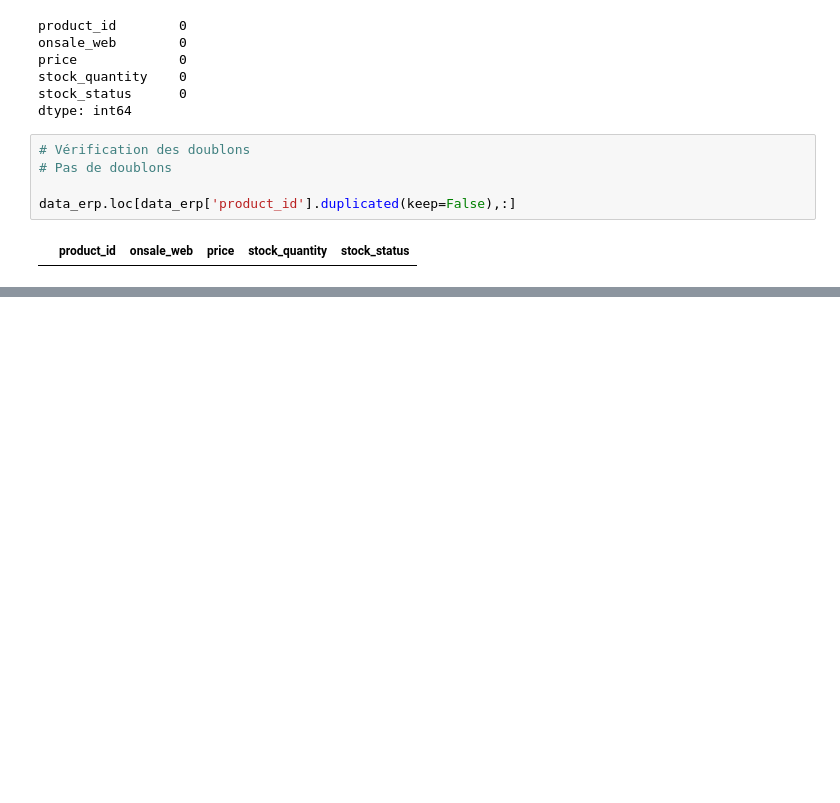
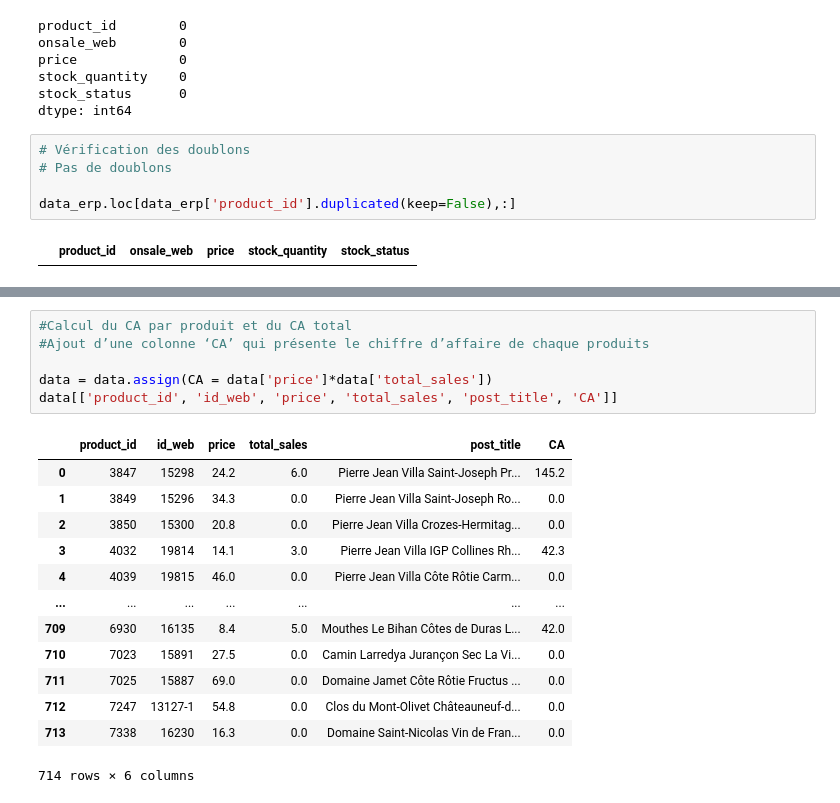
Before and after one commit to stevietchinda/Gestion-des-donn-es-d-une-boutique, a Jupyter notebook: data/fine_wine.ipynb, the cells around one changed output, grey strips where cells are left out. Drawn from its saved outputs; the diff is of its cells as text; blank space fills up the shorter version.

```diff
--- a/data/fine_wine.ipynb
+++ b/data/fine_wine.ipynb
@@ -344,0 +446,20 @@ instock = data_erp[data_erp['stock_status']== 'instock']
+# %%
+#Calcul du CA par produit et du CA total
+#Ajout d’une colonne ‘CA’ qui présente le chiffre d’affaire de chaque produits
+
+data = data.assign(CA = data['price']*data['total_sales'])
+data[['product_id', 'id_web', 'price', 'total_sales', 'post_title', 'CA']]
+# %% [output]
+|  | product_id | id_web | price | total_sales | post_title | CA |
+| 0 | 3847 | 15298 | 24.2 | 6.0 | Pierre Jean Villa Saint-Joseph Pr... | 145.2 |
+| 1 | 3849 | 15296 | 34.3 | 0.0 | Pierre Jean Villa Saint-Joseph Ro... | 0.0 |
+| 2 | 3850 | 15300 | 20.8 | 0.0 | Pierre Jean Villa Crozes-Hermitag... | 0.0 |
+| 3 | 4032 | 19814 | 14.1 | 3.0 | Pierre Jean Villa IGP Collines Rh... | 42.3 |
+| 4 | 4039 | 19815 | 46.0 | 0.0 | Pierre Jean Villa Côte Rôtie Carm... | 0.0 |
+| ... | ... | ... | ... | ... | ... | ... |
+| 709 | 6930 | 16135 | 8.4 | 5.0 | Mouthes Le Bihan Côtes de Duras L... | 42.0 |
+| 710 | 7023 | 15891 | 27.5 | 0.0 | Camin Larredya Jurançon Sec La Vi... | 0.0 |
+| 711 | 7025 | 15887 | 69.0 | 0.0 | Domaine Jamet Côte Rôtie Fructus ... | 0.0 |
+| 712 | 7247 | 13127-1 | 54.8 | 0.0 | Clos du Mont-Olivet Châteauneuf-d... | 0.0 |
+| 713 | 7338 | 16230 | 16.3 | 0.0 | Domaine Saint-Nicolas Vin de Fran... | 0.0 |
+714 rows × 6 columns
```
Also changed, not shown: parts of 17 cells of this notebook.
